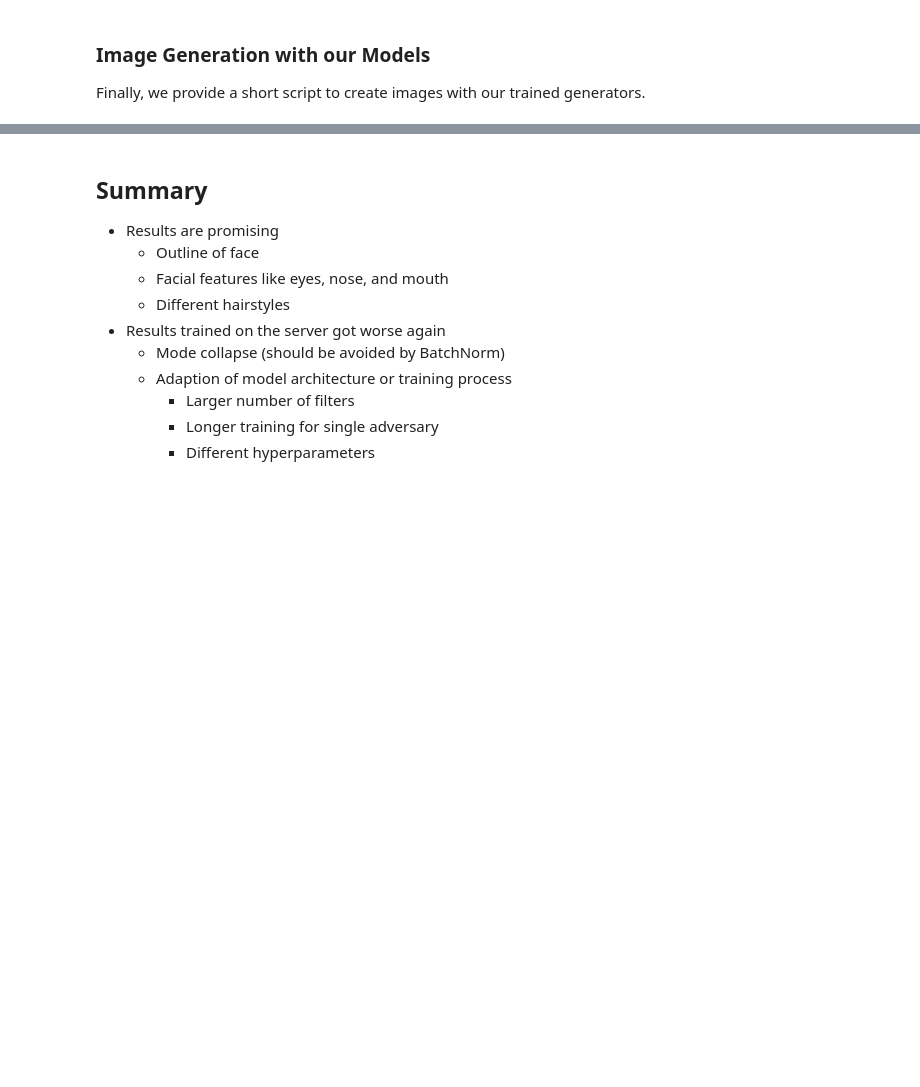
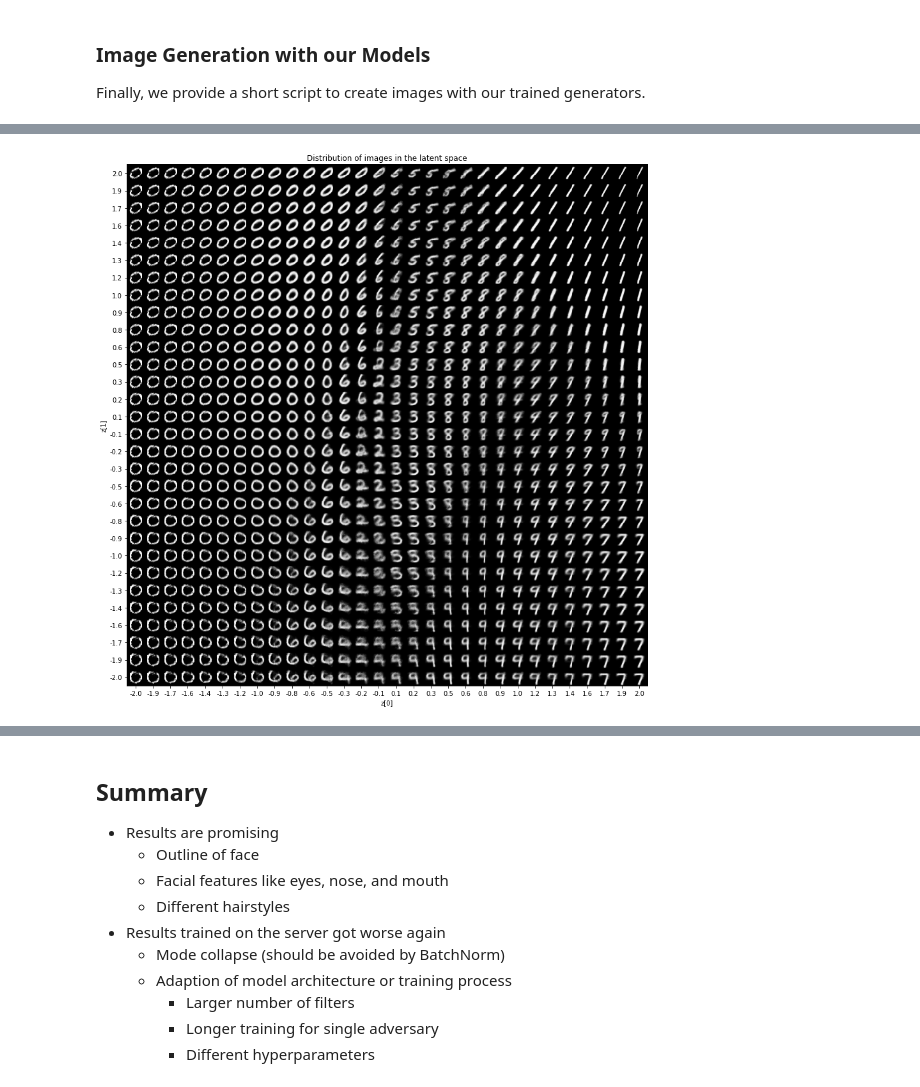
Before and after one commit to Alexx882/ImageGenerator, a Jupyter notebook: reports/presentation_herold_lercher.ipynb, the cells around one changed output, grey strips where cells are left out. Saved outputs shown, nothing was run; the diff lists cells and outputs as text; code cells hidden in the pictures; blank space fills up the shorter version.

```diff
--- a/reports/presentation_herold_lercher.ipynb
+++ b/reports/presentation_herold_lercher.ipynb
@@ -488,0 +618,4 @@ interactive(children=(Button(description='Run Interact', style=ButtonStyle()), O
+# %%
+plot_latent(vae.encoder, vae.decoder)
+# %% [output]
+[figure, added]
```
Also changed, not shown: parts of 20 cells of this notebook, 6 other files.
